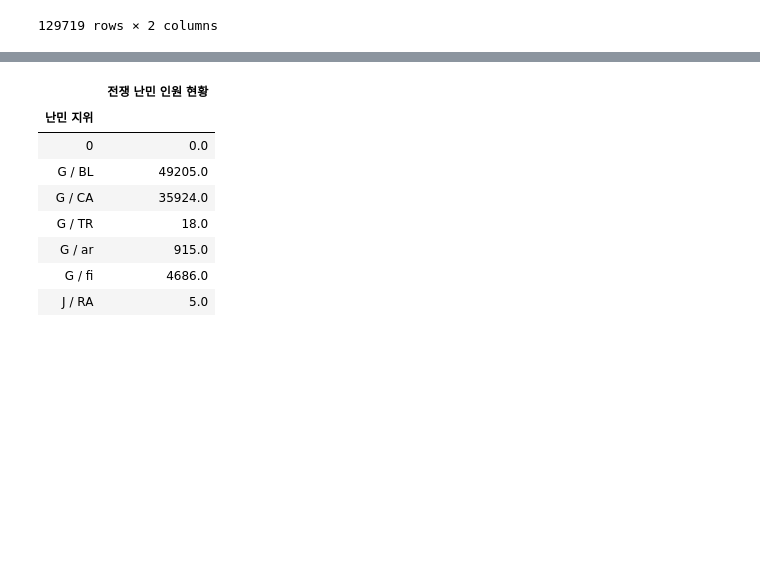
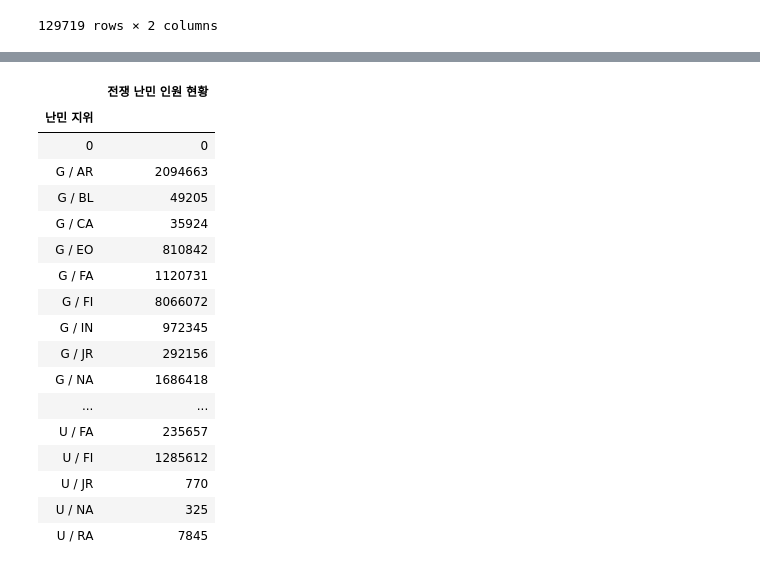
Before and after one commit to songhyeonjun/python-data, a Jupyter notebook: data04/test03.ipynb, the cells around one changed output, grey strips where cells are left out. Drawn from its saved outputs; the diff is of its cells as text; code cells hidden in the pictures; blank space fills up the shorter version.

Commit message:
dataframe

```diff
--- a/data04/test03.ipynb
+++ b/data04/test03.ipynb
@@ -121,15 +136,26 @@ d = df2[['난민 지위', '전쟁 난민 인원 현황']]
+# %%
+d = d.astype({'전쟁 난민 인원 현황' : 'int'})
 # %%
-d = d.pivot_table(index='난민 지위', aggfunc=np.sum)
-d
+d2 = pd.pivot_table(d, index='난민 지위', aggfunc=np.sum)
+d2
 # %% [output]
 |  | 전쟁 난민 인원 현황 |
 | 난민 지위 |  |
-| 0 | 0.0 |
-| G / BL | 49205.0 |
-| G / CA | 35924.0 |
-| G / TR | 18.0 |
-| G / ar | 915.0 |
-| G / fi | 4686.0 |
-| J / RA | 5.0 |
+| 0 | 0 |
+| G / AR | 2094663 |
+| G / BL | 49205 |
+| G / CA | 35924 |
+| G / EO | 810842 |
+| G / FA | 1120731 |
+| G / FI | 8066072 |
+| G / IN | 972345 |
+| G / JR | 292156 |
+| G / NA | 1686418 |
+| ... | ... |
+| U / FA | 235657 |
+| U / FI | 1285612 |
+| U / JR | 770 |
+| U / NA | 325 |
+| U / RA | 7845 |
 # %%
 d.to_csv('난민 지위별 총인원.csv', encoding='UTF-8-sig')
```
Also changed, not shown: parts of 1 cell of this notebook, 1 other file.
